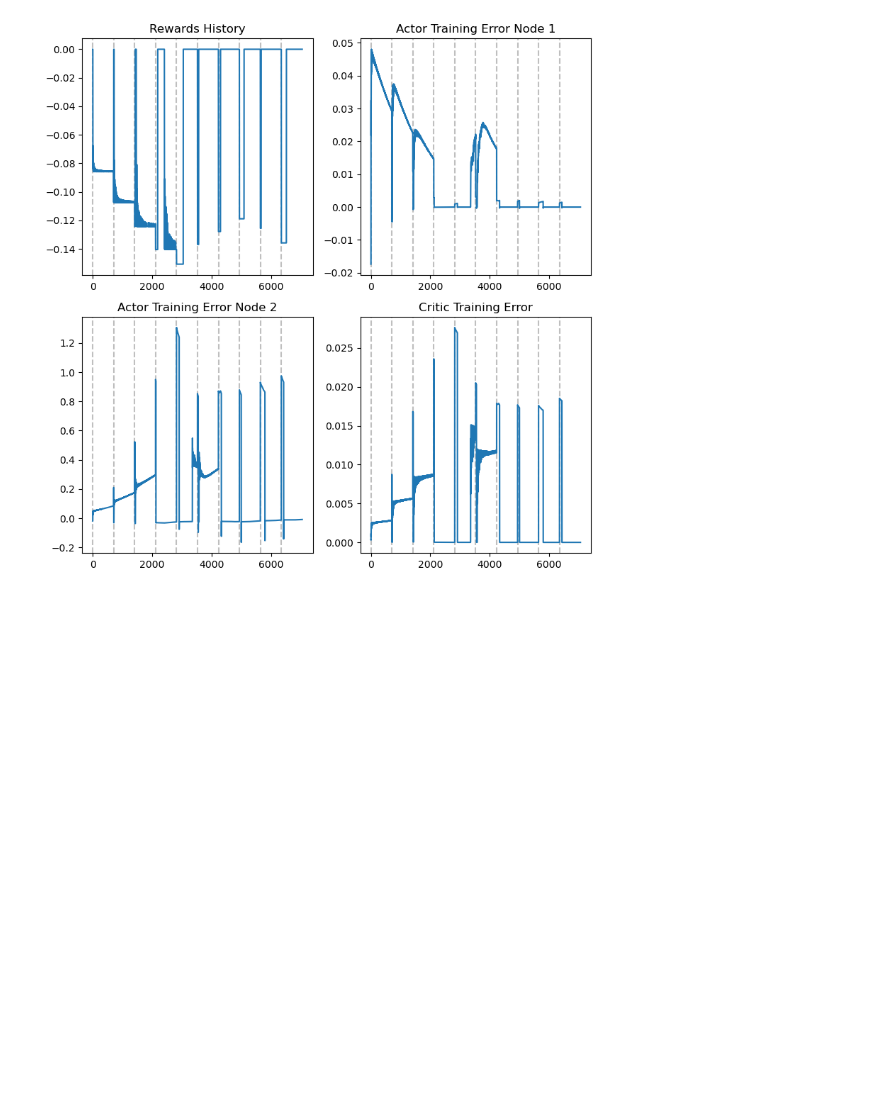
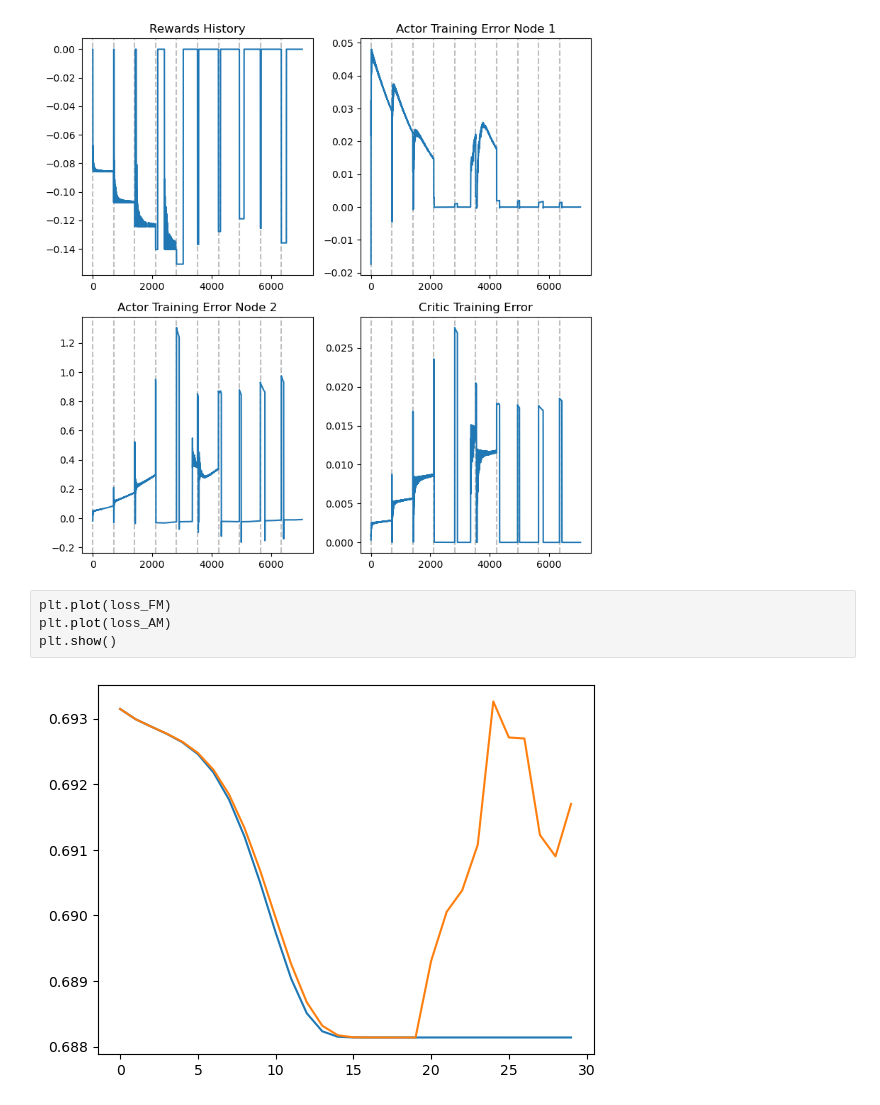
Before and after one commit to WasupolHengsritawat/MI-DRL, a Jupyter notebook: shallowcovnet.ipynb, the cells around one changed output. Drawn from its saved outputs; the diff is of its cells as text; blank space fills up the shorter version.

```diff
--- a/shallowcovnet.ipynb
+++ b/shallowcovnet.ipynb
@@ -605,3 +579,9 @@ training_viz(reward_history[:,0],actor_loss_history,critic_loss_history[:,0,0],1
 training_viz(reward_history[:,2],actor_loss_history,critic_loss_history[:,0,0],1)
 # %% [output]
 [figure]
+# %%
+plt.plot(loss_FM)
+plt.plot(loss_AM)
+plt.show()
+# %% [output]
+[figure, added]
```
Also changed, not shown: parts of 1 cell of this notebook, 1 other file.
